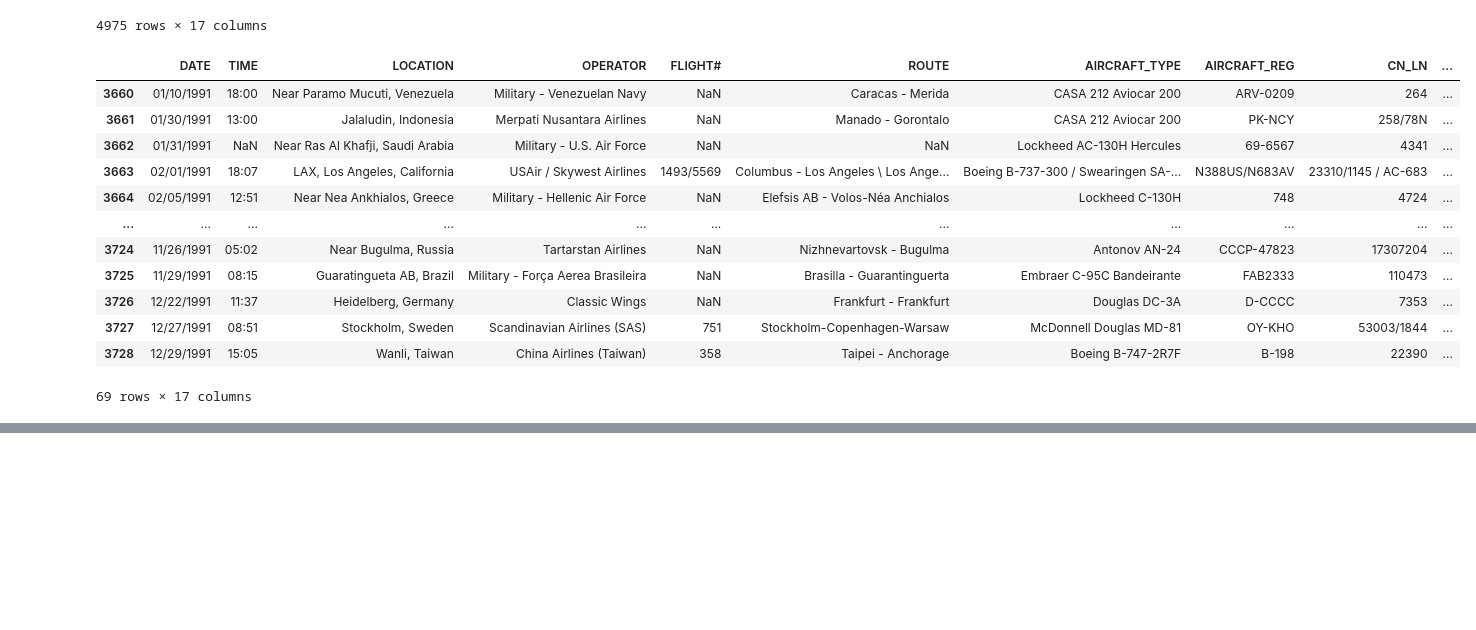
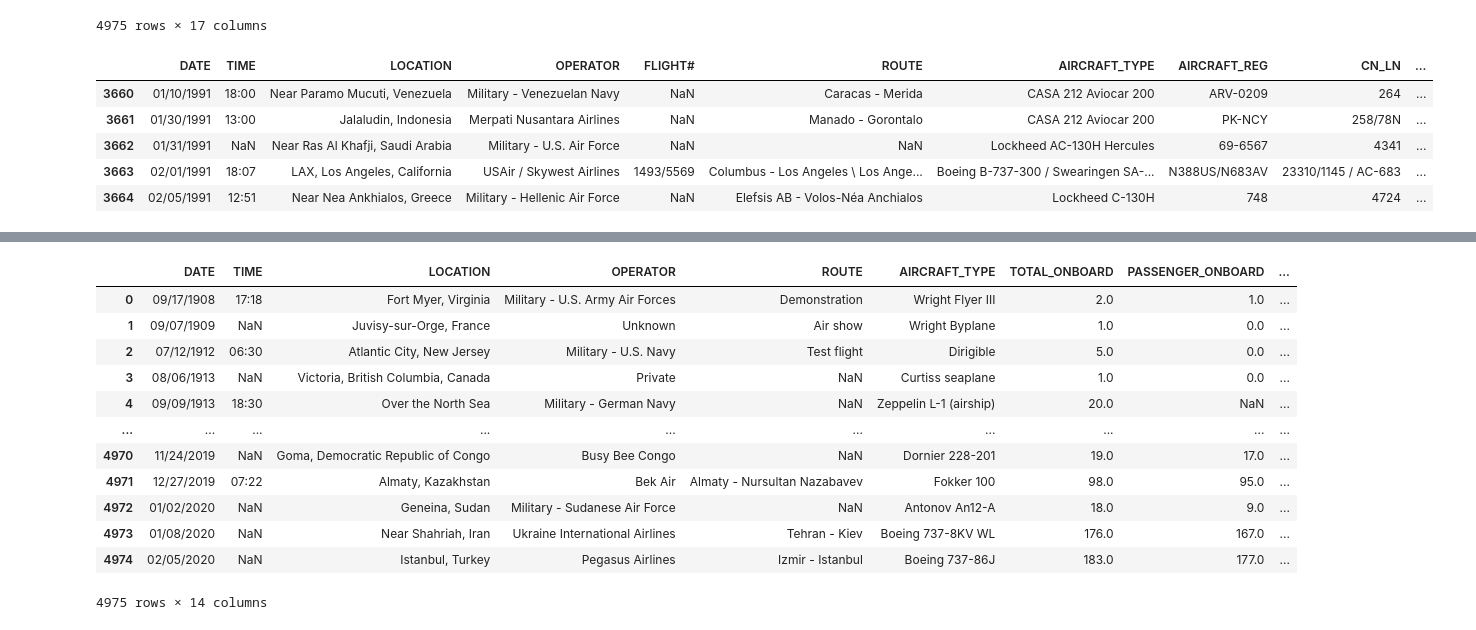
Before and after one commit to MZt92-ui/Project-1-Group-3, a Jupyter notebook: plane crash.ipynb, the cells around one changed output, grey strips where cells are left out. Saved outputs shown, nothing was run; the diff lists cells and outputs as text; code cells hidden in the pictures; blank space fills up the shorter version.

```diff
--- a/plane crash.ipynb
+++ b/plane crash.ipynb
@@ -25,24 +25,15 @@ plane
 | 4974 | 02/05/2020 | NaN | Istanbul, Turkey | Pegasus Airlines | PC2193 | Izmir - Istanbul | Boeing 737-86J | TC-IZK | 37742 | ... |
 4975 rows × 17 columns
 # %%
-has_passenger = plane[plane["PASSENGER_ONBOARD"] > 0]
 contain_date = plane[plane['DATE'].str.contains('1991')]
-
-contain_date
+contain_date.head()
 # %% [output]
 |  | DATE | TIME | LOCATION | OPERATOR | FLIGHT# | ROUTE | AIRCRAFT_TYPE | AIRCRAFT_REG | CN_LN | ... |
 | 3660 | 01/10/1991 | 18:00 | Near Paramo Mucuti, Venezuela | Military - Venezuelan Navy | NaN | Caracas - Merida | CASA 212 Aviocar 200 | ARV-0209 | 264 | ... |
 | 3661 | 01/30/1991 | 13:00 | Jalaludin, Indonesia | Merpati Nusantara Airlines | NaN | Manado - Gorontalo | CASA 212 Aviocar 200 | PK-NCY | 258/78N | ... |
 | 3662 | 01/31/1991 | NaN | Near Ras Al Khafji, Saudi Arabia | Military - U.S. Air Force | NaN | NaN | Lockheed AC-130H Hercules | 69-6567 | 4341 | ... |
 | 3663 | 02/01/1991 | 18:07 | LAX, Los Angeles, California | USAir / Skywest Airlines | 1493/5569 | Columbus - Los Angeles \ Los Ange... | Boeing B-737-300 / Swearingen SA-... | N388US/N683AV | 23310/1145 / AC-683 | ... |
 | 3664 | 02/05/1991 | 12:51 | Near Nea Ankhialos, Greece | Military - Hellenic Air Force | NaN | Elefsis AB - Volos-Néa Anchialos | Lockheed C-130H | 748 | 4724 | ... |
-| ... | ... | ... | ... | ... | ... | ... | ... | ... | ... | ... |
-| 3724 | 11/26/1991 | 05:02 | Near Bugulma, Russia | Tartarstan Airlines | NaN | Nizhnevartovsk - Bugulma | Antonov AN-24 | CCCP-47823 | 17307204 | ... |
-| 3725 | 11/29/1991 | 08:15 | Guaratingueta AB, Brazil | Military - Força Aerea Brasileira | NaN | Brasilla - Guarantinguerta | Embraer C-95C Bandeirante | FAB2333 | 110473 | ... |
-| 3726 | 12/22/1991 | 11:37 | Heidelberg, Germany | Classic Wings | NaN | Frankfurt - Frankfurt | Douglas DC-3A | D-CCCC | 7353 | ... |
-| 3727 | 12/27/1991 | 08:51 | Stockholm, Sweden | Scandinavian Airlines (SAS) | 751 | Stockholm-Copenhagen-Warsaw | McDonnell Douglas MD-81 | OY-KHO | 53003/1844 | ... |
-| 3728 | 12/29/1991 | 15:05 | Wanli, Taiwan | China Airlines (Taiwan) | 358 | Taipei - Anchorage | Boeing B-747-2R7F | B-198 | 22390 | ... |
-69 rows × 17 columns
 # %%
 plane.dtypes
 # %% [output]
@@ -64,4 +55,24 @@ CREW_FATALITIES         float64
 GROUND_CASUALTIES       float64
 SUMMARY_OF_EVENTS        object
 dtype: object
+# %%
+# Remove unnecessary columns
+del plane["AIRCRAFT_REG"]
+del plane["CN_LN"]
+del plane["FLIGHT#"]
+plane
+# %% [output]
+|  | DATE | TIME | LOCATION | OPERATOR | ROUTE | AIRCRAFT_TYPE | TOTAL_ONBOARD | PASSENGER_ONBOARD | ... |
+| 0 | 09/17/1908 | 17:18 | Fort Myer, Virginia | Military - U.S. Army Air Forces | Demonstration | Wright Flyer III | 2.0 | 1.0 | ... |
+| 1 | 09/07/1909 | NaN | Juvisy-sur-Orge, France | Unknown | Air show | Wright Byplane | 1.0 | 0.0 | ... |
+| 2 | 07/12/1912 | 06:30 | Atlantic City, New Jersey | Military - U.S. Navy | Test flight | Dirigible | 5.0 | 0.0 | ... |
+| 3 | 08/06/1913 | NaN | Victoria, British Columbia, Canada | Private | NaN | Curtiss seaplane | 1.0 | 0.0 | ... |
+| 4 | 09/09/1913 | 18:30 | Over the North Sea | Military - German Navy | NaN | Zeppelin L-1 (airship) | 20.0 | NaN | ... |
+| ... | ... | ... | ... | ... | ... | ... | ... | ... | ... |
+| 4970 | 11/24/2019 | NaN | Goma, Democratic Republic of Congo | Busy Bee Congo | NaN | Dornier 228-201 | 19.0 | 17.0 | ... |
+| 4971 | 12/27/2019 | 07:22 | Almaty, Kazakhstan | Bek Air | Almaty - Nursultan Nazabavev | Fokker 100 | 98.0 | 95.0 | ... |
+| 4972 | 01/02/2020 | NaN | Geneina, Sudan | Military - Sudanese Air Force | NaN | Antonov An12-A | 18.0 | 9.0 | ... |
+| 4973 | 01/08/2020 | NaN | Near Shahriah, Iran | Ukraine International Airlines | Tehran - Kiev | Boeing 737-8KV WL | 176.0 | 167.0 | ... |
+| 4974 | 02/05/2020 | NaN | Istanbul, Turkey | Pegasus Airlines | Izmir - Istanbul | Boeing 737-86J | 183.0 | 177.0 | ... |
+4975 rows × 14 columns
 # %%
```
Also changed, not shown: parts of 1 cell of this notebook.
